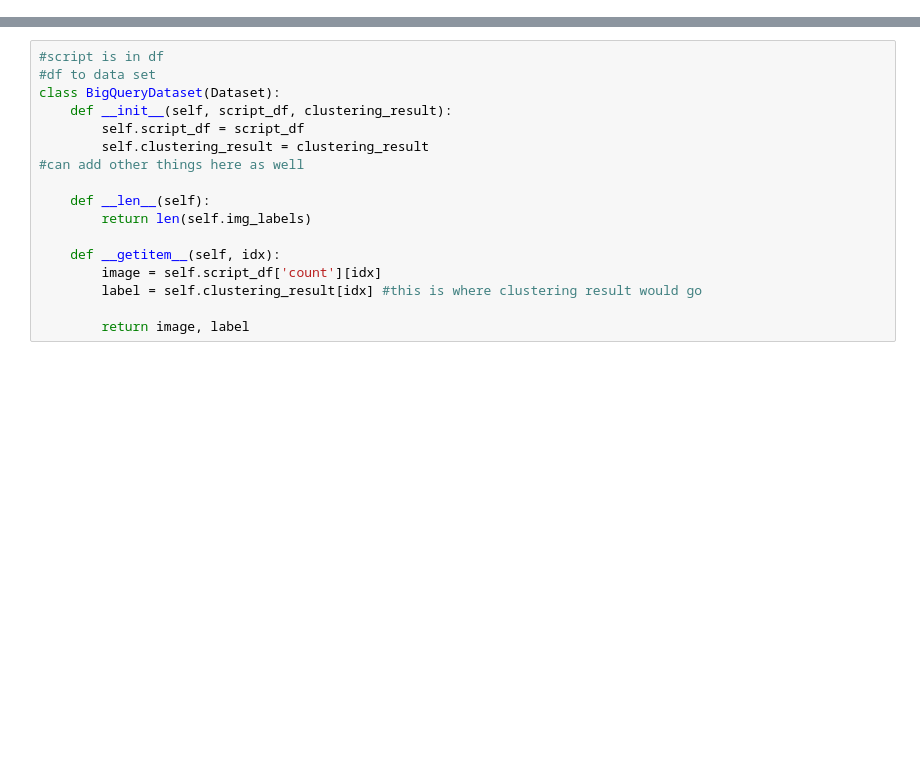
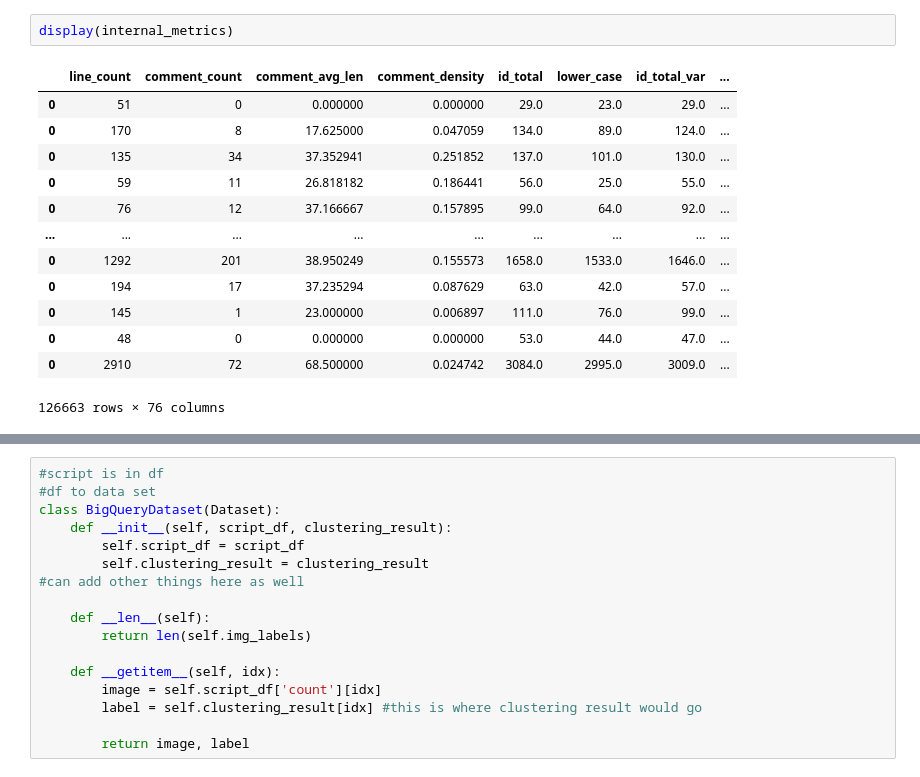
Before and after one commit to tradejack/code-style-probing, a Jupyter notebook: bigquery-extract-metrics.ipynb, the cells around one changed output, grey strips where cells are left out. Cells and saved outputs as stored; diff of their text form; blank space fills up the shorter version.

```diff
--- a/bigquery-extract-metrics.ipynb
+++ b/bigquery-extract-metrics.ipynb
@@ -173,2 +79,18 @@ for i in range (0, script_count):
+# %%
+display(internal_metrics)
+# %% [output]
+|  | line_count | comment_count | comment_avg_len | comment_density | id_total | lower_case | id_total_var | ... |
+| 0 | 51 | 0 | 0.000000 | 0.000000 | 29.0 | 23.0 | 29.0 | ... |
+| 0 | 170 | 8 | 17.625000 | 0.047059 | 134.0 | 89.0 | 124.0 | ... |
+| 0 | 135 | 34 | 37.352941 | 0.251852 | 137.0 | 101.0 | 130.0 | ... |
+| 0 | 59 | 11 | 26.818182 | 0.186441 | 56.0 | 25.0 | 55.0 | ... |
+| 0 | 76 | 12 | 37.166667 | 0.157895 | 99.0 | 64.0 | 92.0 | ... |
+| ... | ... | ... | ... | ... | ... | ... | ... | ... |
+| 0 | 1292 | 201 | 38.950249 | 0.155573 | 1658.0 | 1533.0 | 1646.0 | ... |
+| 0 | 194 | 17 | 37.235294 | 0.087629 | 63.0 | 42.0 | 57.0 | ... |
+| 0 | 145 | 1 | 23.000000 | 0.006897 | 111.0 | 76.0 | 99.0 | ... |
+| 0 | 48 | 0 | 0.000000 | 0.000000 | 53.0 | 44.0 | 47.0 | ... |
+| 0 | 2910 | 72 | 68.500000 | 0.024742 | 3084.0 | 2995.0 | 3009.0 | ... |
+126663 rows × 76 columns
 # %%
 # add internal metrics to df and filter out parse errors
```
Also changed, not shown: parts of 12 cells of this notebook, 8 other files.
